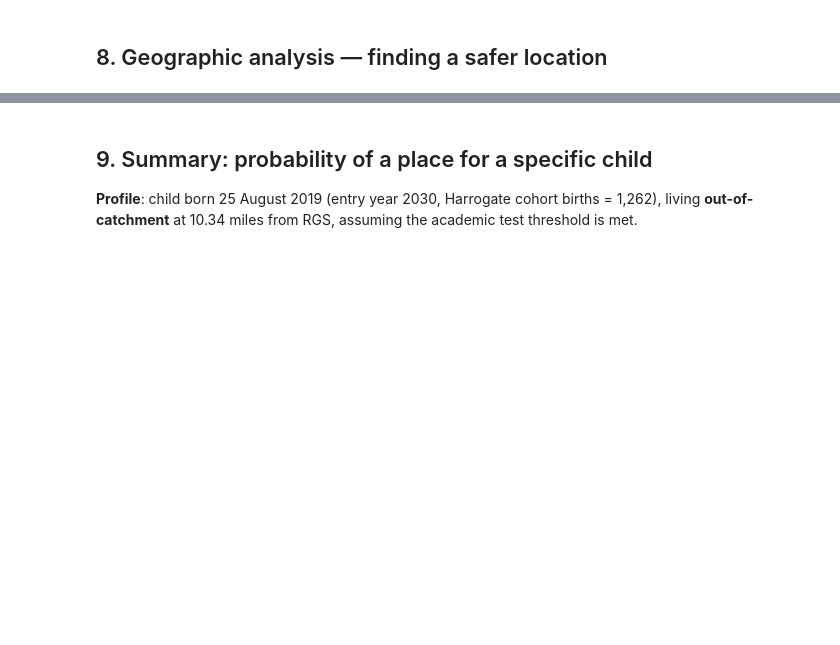
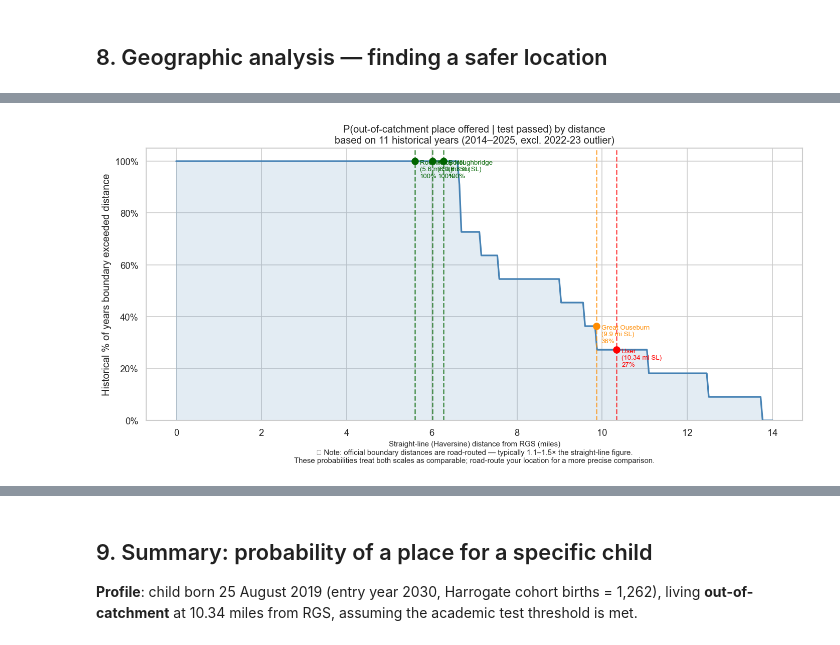
Before and after one commit to Kali89/ripon-admissions, a Jupyter notebook: notebooks/01_eda_and_model.ipynb, the cells around one changed output, grey strips where cells are left out. Cells and saved outputs as stored; diff of their text form; code cells hidden in the pictures; blank space fills up the shorter version.

```diff
--- a/notebooks/01_eda_and_model.ipynb
+++ b/notebooks/01_eda_and_model.ipynb
@@ -503,37 +689,42 @@ print(f'\nFor reference, user is at {USER_DISTANCE} mi — safe in {(hist_data >
 # %%
 fig, ax = plt.subplots(figsize=(12, 6))
 
 distance_range = np.linspace(0, 14, 300)
 pct_safe = [(hist_data > d).mean() for d in distance_range]
 
 ax.plot(distance_range, pct_safe, color='steelblue', lw=2)
 ax.fill_between(distance_range, pct_safe, alpha=0.15, color='steelblue')
 
 # Mark key villages
 highlights = {
-    'Boroughbridge\n(6.3 mi)': 6.27,
-    'Roecliffe\n(5.6 mi)':     5.60,
-    'Kirby Hill\n(6.0 mi)':    6.02,
-    'Great Ouseburn\n(9.9 mi)': 9.86,
-    'User\n(10.34 mi)':        USER_DISTANCE,
+    'Boroughbridge\n(6.3 mi SL)': 6.27,
+    'Roecliffe\n(5.6 mi SL)':     5.60,
+    'Kirby Hill\n(6.0 mi SL)':    6.02,
+    'Great Ouseburn\n(9.9 mi SL)': 9.86,
+    'User\n(10.34 mi SL)':        USER_DISTANCE,
 }
 colours_v = ['darkgreen','darkgreen','darkgreen','darkorange','red']
 for (name, d), col in zip(highlights.items(), colours_v):
     p = (hist_data > d).mean()
     ax.axvline(d, color=col, lw=1.5, ls='--', alpha=0.7)
     ax.scatter([d], [p], color=col, s=60, zorder=5)
     ax.annotate(f'{name}\n{p:.0%}', (d, p),
                 textcoords='offset points', xytext=(6, -20), fontsize=8, color=col)
 
-ax.set_xlabel('Straight-line distance from RGS (miles)')
+ax.set_xlabel('Straight-line (Haversine) distance from RGS (miles)\n'
+              '⚠ Note: official boundary distances are road-routed — typically 1.1–1.5× the straight-line figure.\n'
+              'These probabilities treat both scales as comparable; road-route your location for a more precise comparison.',
+              fontsize=9)
 ax.set_ylabel('Historical % of years boundary exceeded distance')
 ax.set_title('P(out-of-catchment place offered | test passed) by distance\n'
              'based on 11 historical years (2014–2025, excl. 2022-23 outlier)')
 ax.set_ylim(0, 1.05)
 ax.yaxis.set_major_formatter(mticker.PercentFormatter(1.0))
 plt.tight_layout()
 plt.savefig('../data/processed/fig_distance_safety.png', bbox_inches='tight')
 plt.show()
+# %% [output]
+[figure, added]
 # %% [markdown]
 ### 8.1 Geographic findings
 
```
Also changed, not shown: parts of 18 cells of this notebook, 12 other files.
